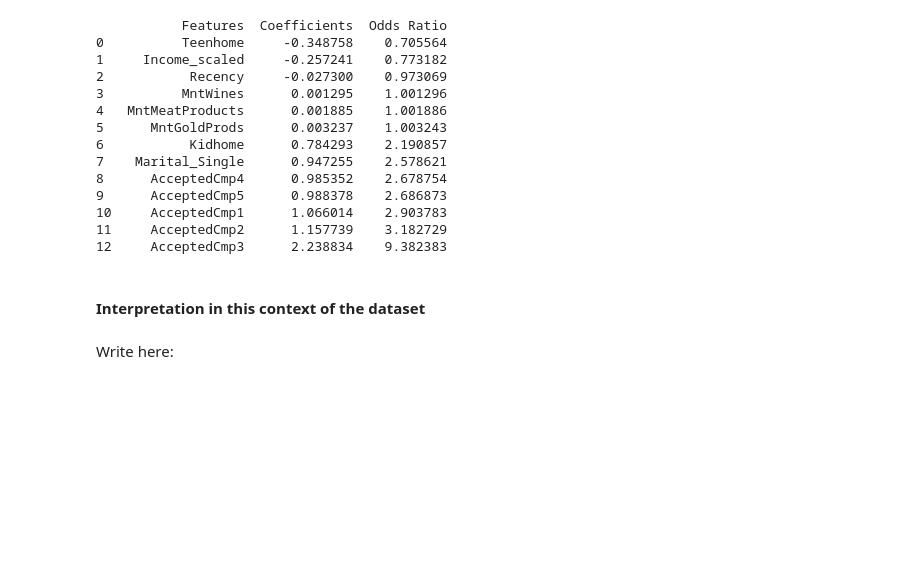
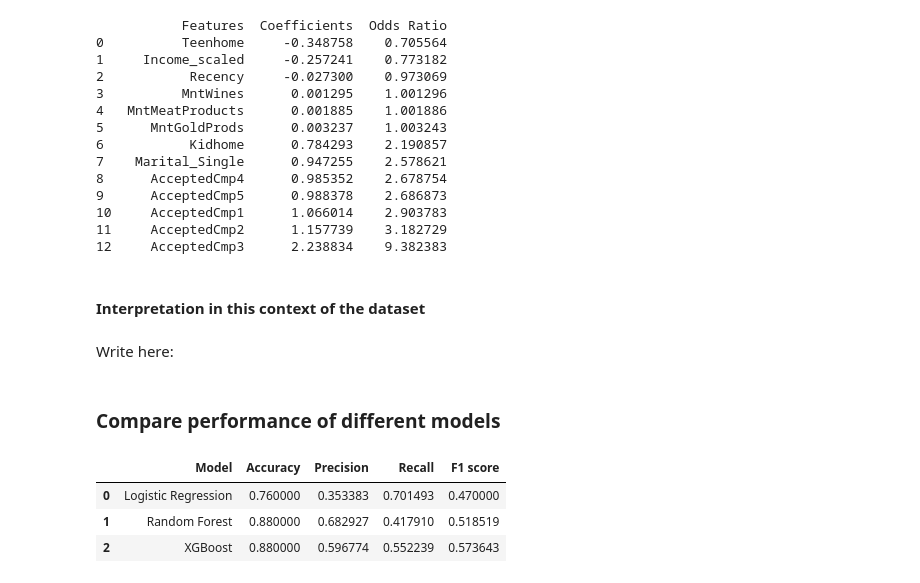
Before and after one commit to AnishaChoudhury02/Anisha-Tu-DATA300-Group-Project, a Jupyter notebook: Response Prediction.ipynb, the cells around one changed output. Drawn from its saved outputs; the diff is of its cells as text; code cells hidden in the pictures; blank space fills up the shorter version.

Commit message:
compare model performances

```diff
--- a/Response Prediction.ipynb
+++ b/Response Prediction.ipynb
@@ -823,3 +832,24 @@ print(or_df_sorted)
 #### Interpretation in this context of the dataset
 # %% [markdown]
 Write here:
+# %% [markdown]
+### Compare performance of different models
+# %%
+from sklearn.metrics import accuracy_score, precision_score, recall_score, f1_score
+
+# calculate metrics
+metrics =  {
+    'Model': ['Logistic Regression', 'Random Forest', 'XGBoost'],
+    'Accuracy': [accuracy_lr, accuracy_rf, accuracy_xgb],
+    'Precision': [precision_score(y_test, y_pred_log), precision_score(y_test, y_pred_rf), precision_score(y_test, y_pred_xgb_tune)],
+    'Recall': [recall_score(y_test, y_pred_log), recall_score(y_test, y_pred_rf), recall_score(y_test, y_pred_xgb_tune)],
+    'F1 score': [f1_score(y_test, y_pred_log), f1_score(y_test, y_pred_rf), f1_score(y_test, y_pred_xgb_tune)]
+}
+# create a DataFrame
+metrics_df = pd.DataFrame(metrics)
+metrics_df.style
+# %% [output]
+|  | Model | Accuracy | Precision | Recall | F1 score |
+| 0 | Logistic Regression | 0.760000 | 0.353383 | 0.701493 | 0.470000 |
+| 1 | Random Forest | 0.880000 | 0.682927 | 0.417910 | 0.518519 |
+| 2 | XGBoost | 0.880000 | 0.596774 | 0.552239 | 0.573643 |
```
Also changed, not shown: parts of 2 cells of this notebook.
